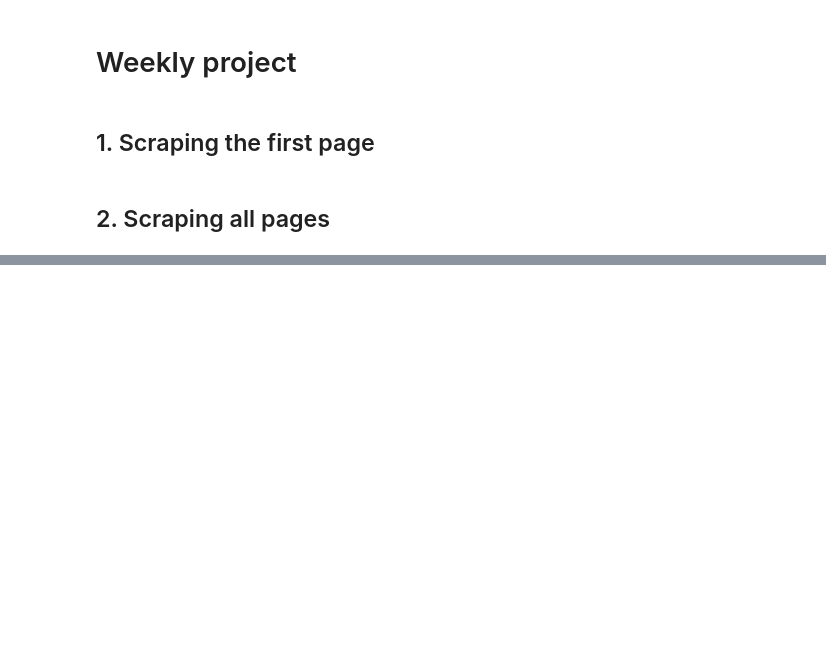
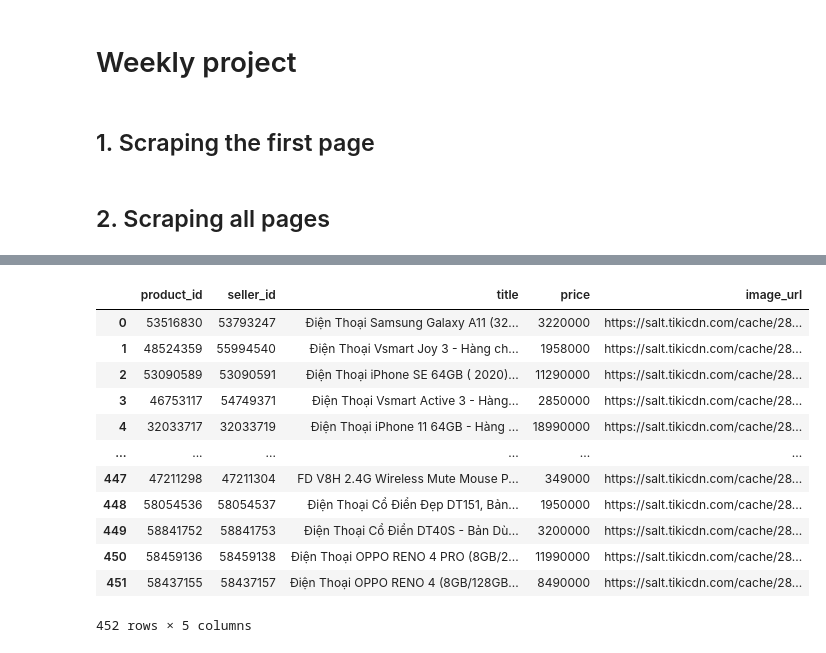
Before and after one commit to nhatthinh253/Week1-Weekly-project, a Jupyter notebook: Weekly project - Tiki Web Scraping.ipynb, the cells around one changed output, grey strips where cells are left out. Drawn from its saved outputs; the diff is of its cells as text; code cells hidden in the pictures; blank space fills up the shorter version.

```diff
--- a/Weekly project - Tiki Web Scraping.ipynb
+++ b/Weekly project - Tiki Web Scraping.ipynb
@@ -79,2 +154,18 @@ phone = scrape_tiki_all()
 # %%
+# Save data to a DataFrame
 phone_product = pd.DataFrame(phone,columns = phone[0].keys())
+phone_product
+# %% [output]
+|  | product_id | seller_id | title | price | image_url |
+| 0 | 53516830 | 53793247 | Điện Thoại Samsung Galaxy A11 (32... | 3220000 | https://salt.tikicdn.com/cache/28... |
+| 1 | 48524359 | 55994540 | Điện Thoại Vsmart Joy 3 - Hàng ch... | 1958000 | https://salt.tikicdn.com/cache/28... |
+| 2 | 53090589 | 53090591 | Điện Thoại iPhone SE 64GB ( 2020)... | 11290000 | https://salt.tikicdn.com/cache/28... |
+| 3 | 46753117 | 54749371 | Điện Thoại Vsmart Active 3 - Hàng... | 2850000 | https://salt.tikicdn.com/cache/28... |
+| 4 | 32033717 | 32033719 | Điện Thoại iPhone 11 64GB - Hàng ... | 18990000 | https://salt.tikicdn.com/cache/28... |
+| ... | ... | ... | ... | ... | ... |
+| 447 | 47211298 | 47211304 | FD V8H 2.4G Wireless Mute Mouse P... | 349000 | https://salt.tikicdn.com/cache/28... |
+| 448 | 58054536 | 58054537 | Điện Thoại Cổ Điển Đẹp DT151, Bản... | 1950000 | https://salt.tikicdn.com/cache/28... |
+| 449 | 58841752 | 58841753 | Điện Thoại Cổ Điển DT40S - Bản Dù... | 3200000 | https://salt.tikicdn.com/cache/28... |
+| 450 | 58459136 | 58459138 | Điện Thoại OPPO RENO 4 PRO (8GB/2... | 11990000 | https://salt.tikicdn.com/cache/28... |
+| 451 | 58437155 | 58437157 | Điện Thoại OPPO RENO 4 (8GB/128GB... | 8490000 | https://salt.tikicdn.com/cache/28... |
+452 rows × 5 columns
```
Also changed, not shown: parts of 10 cells of this notebook.
